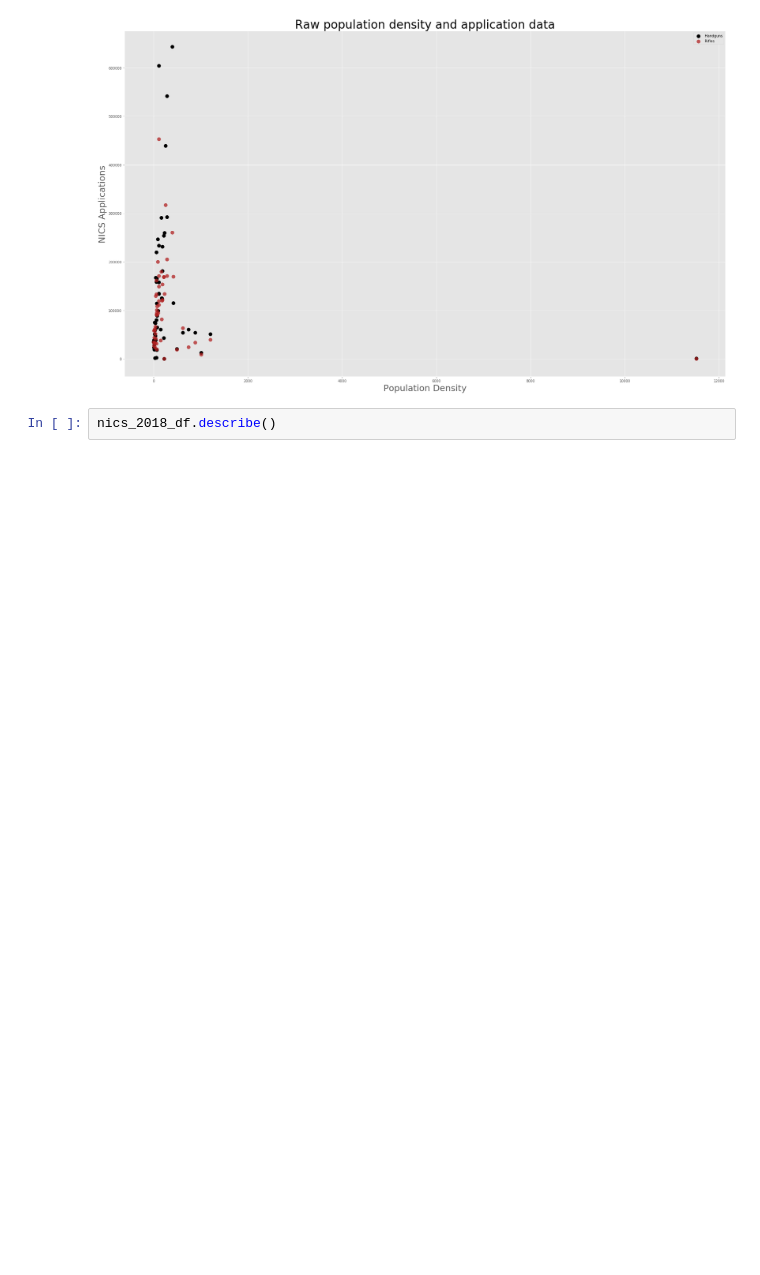
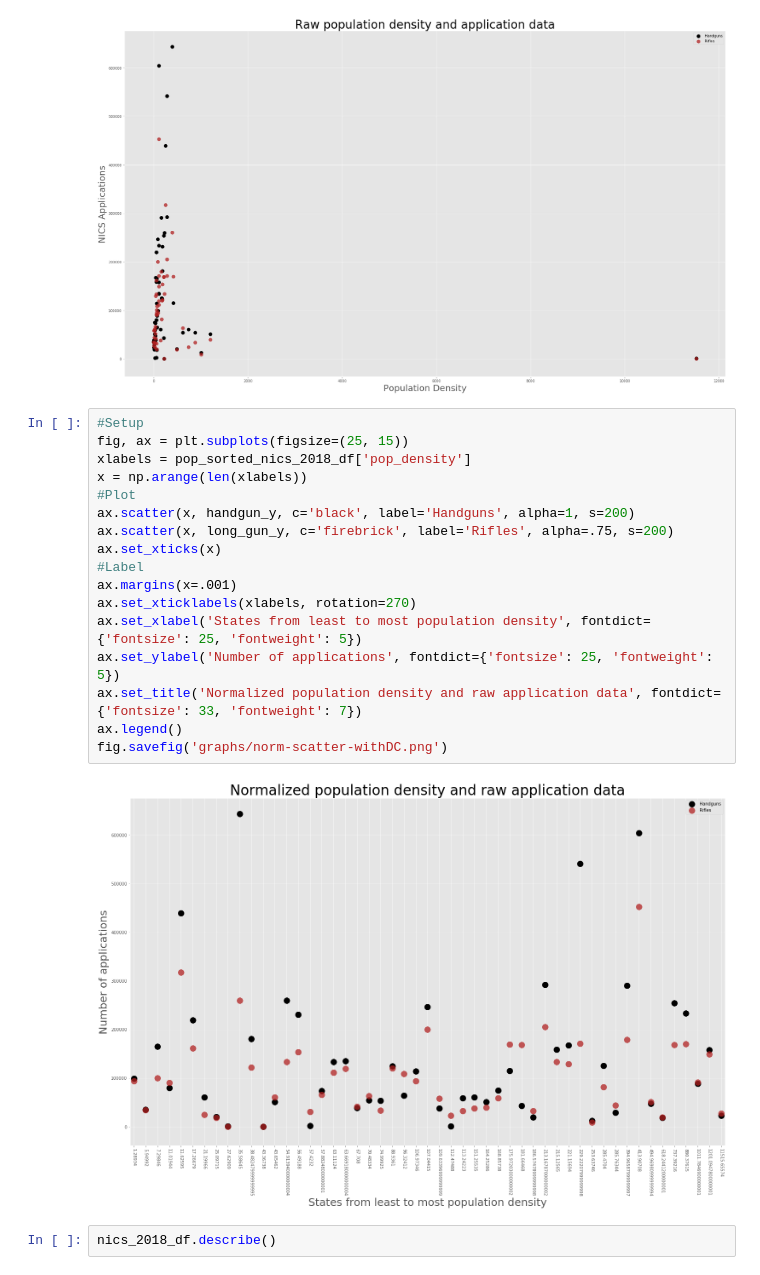
Before and after one commit to RellikDog/Capstone1, a Jupyter notebook: Capstone.ipynb, the cells around one changed output. Drawn from its saved outputs; the diff is of its cells as text; blank space fills up the shorter version.

Commit message:
moar graphs

```diff
--- a/Capstone.ipynb
+++ b/Capstone.ipynb
@@ -180,6 +180,25 @@ fig.tight_layout()
 #fig.savefig('graphs/scatter-withDC.png')
 # %% [output]
 [figure]
+# %%
+#Setup
+fig, ax = plt.subplots(figsize=(25, 15))
+xlabels = pop_sorted_nics_2018_df['pop_density']
+x = np.arange(len(xlabels))
+#Plot
+ax.scatter(x, handgun_y, c='black', label='Handguns', alpha=1, s=200)
+ax.scatter(x, long_gun_y, c='firebrick', label='Rifles', alpha=.75, s=200)
+ax.set_xticks(x)
+#Label
+ax.margins(x=.001)
+ax.set_xticklabels(xlabels, rotation=270)
+ax.set_xlabel('States from least to most population density', fontdict={'fontsize': 25, 'fontweight': 5})
+ax.set_ylabel('Number of applications', fontdict={'fontsize': 25, 'fontweight': 5})
+ax.set_title('Normalized population density and raw application data', fontdict={'fontsize': 33, 'fontweight': 7})
+ax.legend()
+fig.savefig('graphs/norm-scatter-withDC.png')
+# %% [output]
+[figure, added]
 # %%
 nics_2018_df.describe()
 # %% [output]
```
Also changed, not shown: parts of 1 cell of this notebook, 3 other files.
